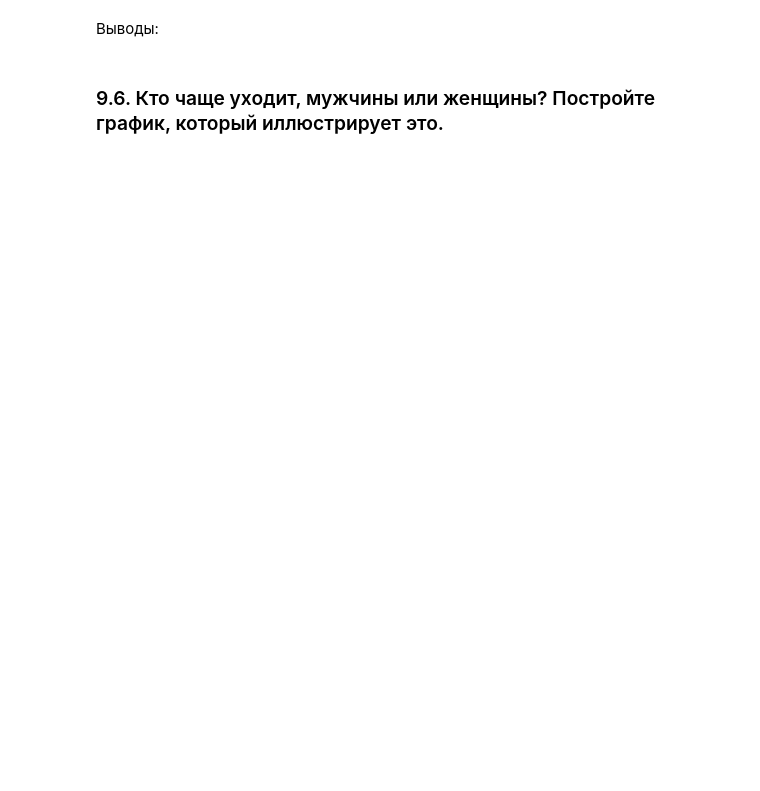
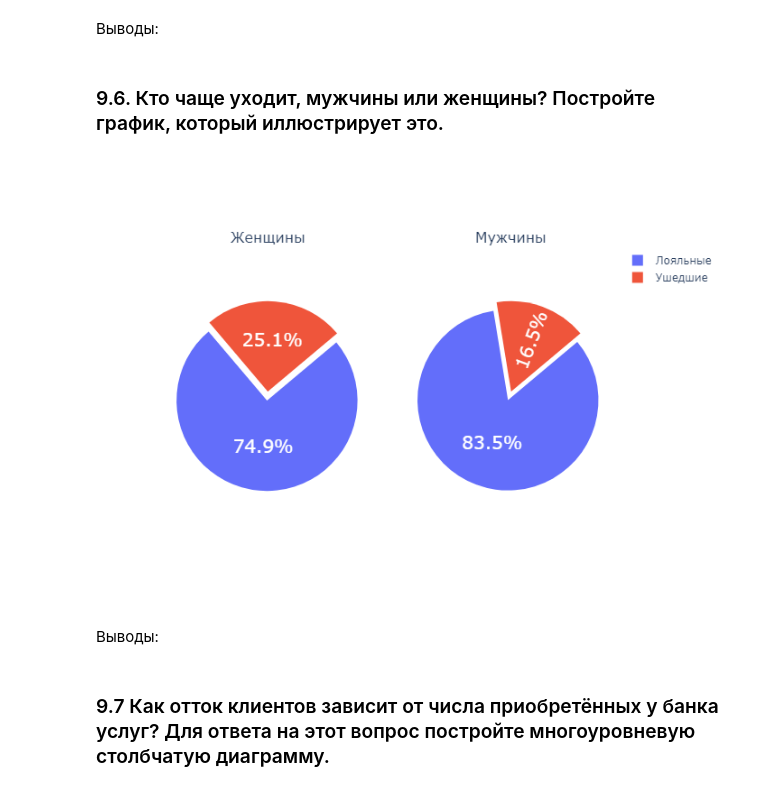
Before and after one commit to banzarkhan/sf_data_science, a Jupyter notebook: hw_1/13.9_hw.ipynb, the cells around one changed output. Cells and saved outputs as stored; diff of their text form; code cells hidden in the pictures; blank space fills up the shorter version.

```diff
--- a/hw_1/13.9_hw.ipynb
+++ b/hw_1/13.9_hw.ipynb
@@ -175,0 +188,49 @@ None
+# %%
+##
+
+valuesf=[(1-churn[churn['Gender']=='Female']['Exited'].mean()), churn[churn['Gender']=='Female']['Exited'].mean()]
+valuesm=[(1-churn[churn['Gender']=='Male']['Exited'].mean()), churn[churn['Gender']=='Male']['Exited'].mean()]
+
+labels=['Лояльные', 'Ушедшие']
+
+fig = make_subplots(rows=1, cols=2,
+                    specs=[[{"type": "pie"}, {"type": "pie"}]],
+                    subplot_titles=("Женщины","Мужчины"))
+
+fig.add_trace(go.Pie(
+    labels=labels,
+    values=valuesf,
+    rotation=50,
+    showlegend=True,
+    pull=[0.1,0,0,0,0],
+    hoverinfo='label+percent+name',
+    textinfo='percent',
+    textfont=dict(size=20,color='white'),
+    domain=dict(x=[0, 0.5]),
+    name="Женщины"),
+              row=1, col=1)
+
+
+fig.add_trace(go.Pie(
+    labels=labels,
+    values=valuesm,
+    rotation=50,
+    showlegend=True,
+    pull=[0.1,0,0,0,0],
+    hoverinfo='label+percent+name',
+    textinfo='percent',
+    textfont=dict(size=20,color='white'),
+    domain=dict(x=[0.5, 1.0]),
+    name="Мужчины"),
+              row=1, col=2)
+
+
+fig.show('png')
+
+fig.write_html('temp/13.9.6.html')
+# %% [output]
+[figure, added]
+# %% [markdown]
+Выводы:
+# %% [markdown]
+### 9.7 Как отток клиентов зависит от числа приобретённых у банка услуг? Для ответа на этот вопрос постройте многоуровневую столбчатую диаграмму.
```
Also changed, not shown: parts of 5 cells of this notebook, 3 other files.
